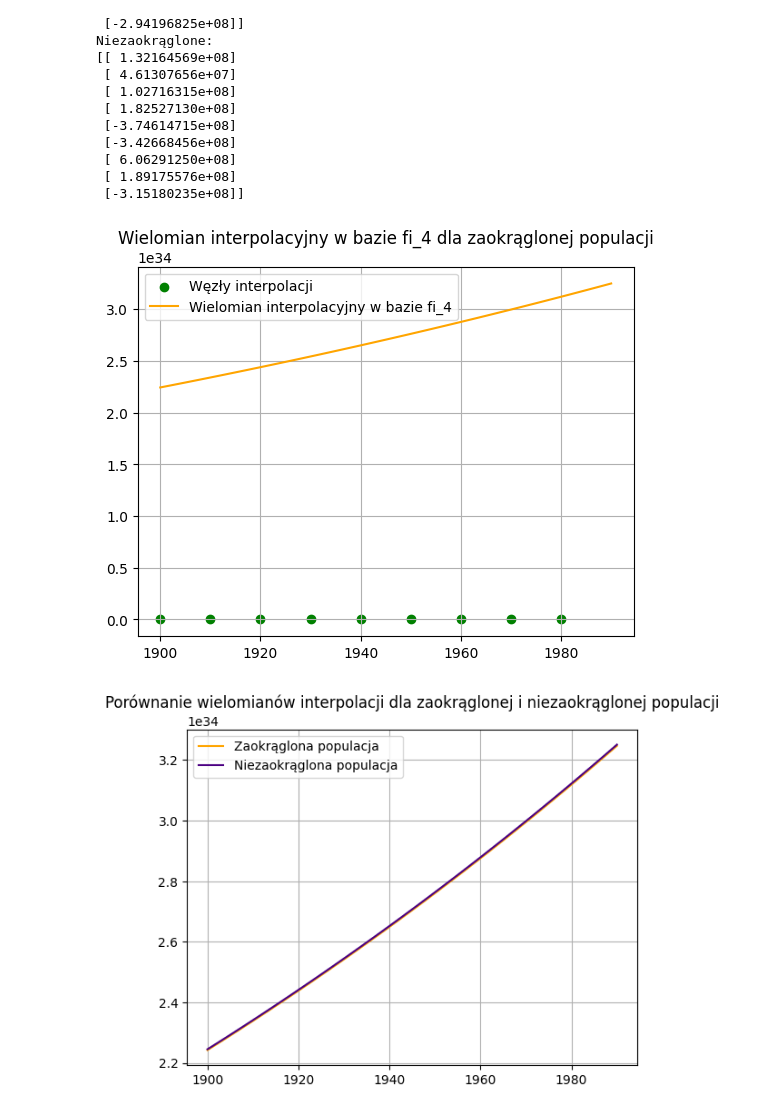
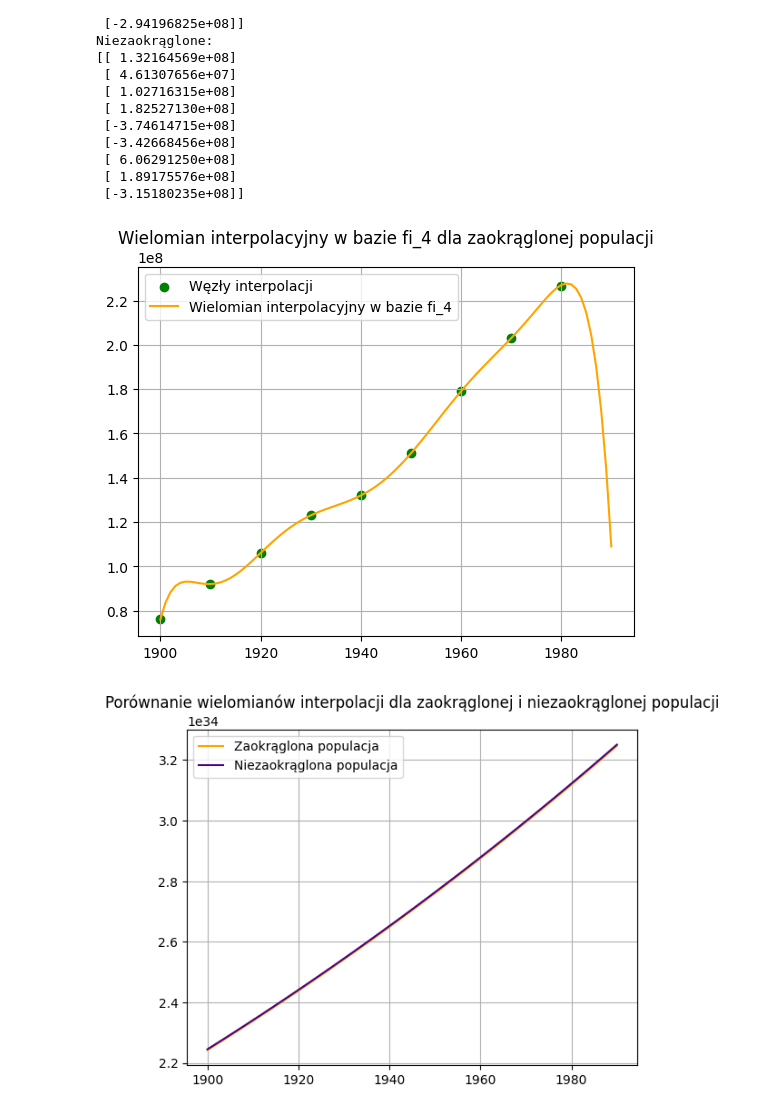
Before and after one commit to domino644/mownit, a Jupyter notebook: lab3/zad.ipynb, the cells around one changed output. Drawn from its saved outputs; the diff is of its cells as text; code cells hidden in the pictures.

Commit message:
rounded chart added

```diff
--- a/lab3/zad.ipynb
+++ b/lab3/zad.ipynb
@@ -187,15 +187,15 @@ Niezaokrąglone:
  [-3.15180235e+08]]
 # %%
 xs = np.arange(1900,1991,1)
-ys = np.polyval(rounded_interpolation_factors, xs)
+ys = np.array([horner(phi4(t,2),rounded_interpolation_factors) for t in xs])
 plt.title("Wielomian interpolacyjny w bazie fi_4 dla zaokrąglonej populacji")
 plt.scatter(years,population, color="green", label="Węzły interpolacji")
 plt.grid()
 plt.plot(xs,ys, color="orange", label="Wielomian interpolacyjny w bazie fi_4")
 plt.legend()
 plt.show()
 # %% [output]
-[figure, old version]
+[figure, new version]
 # %%
 xs = np.arange(1900,1991,1)
 ys1 = np.polyval(rounded_interpolation_factors, xs)
```
